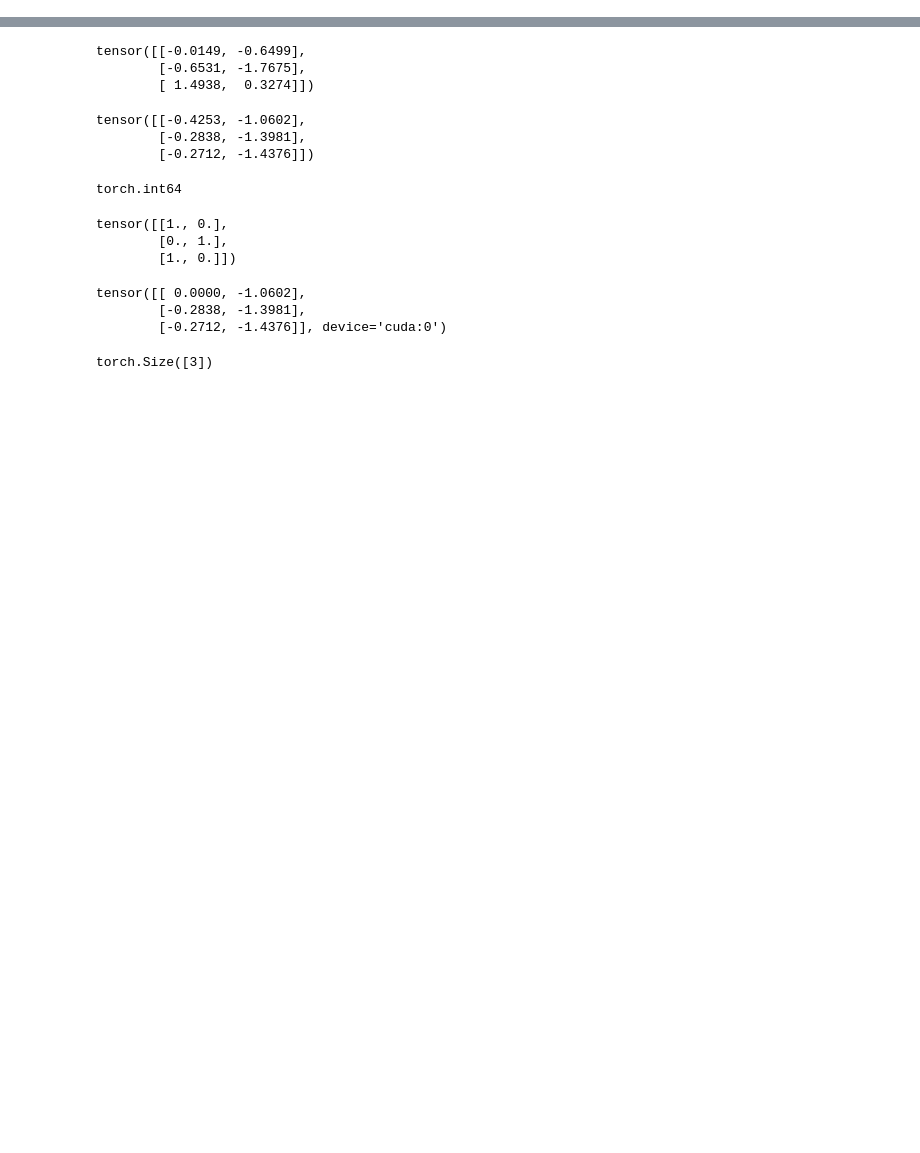
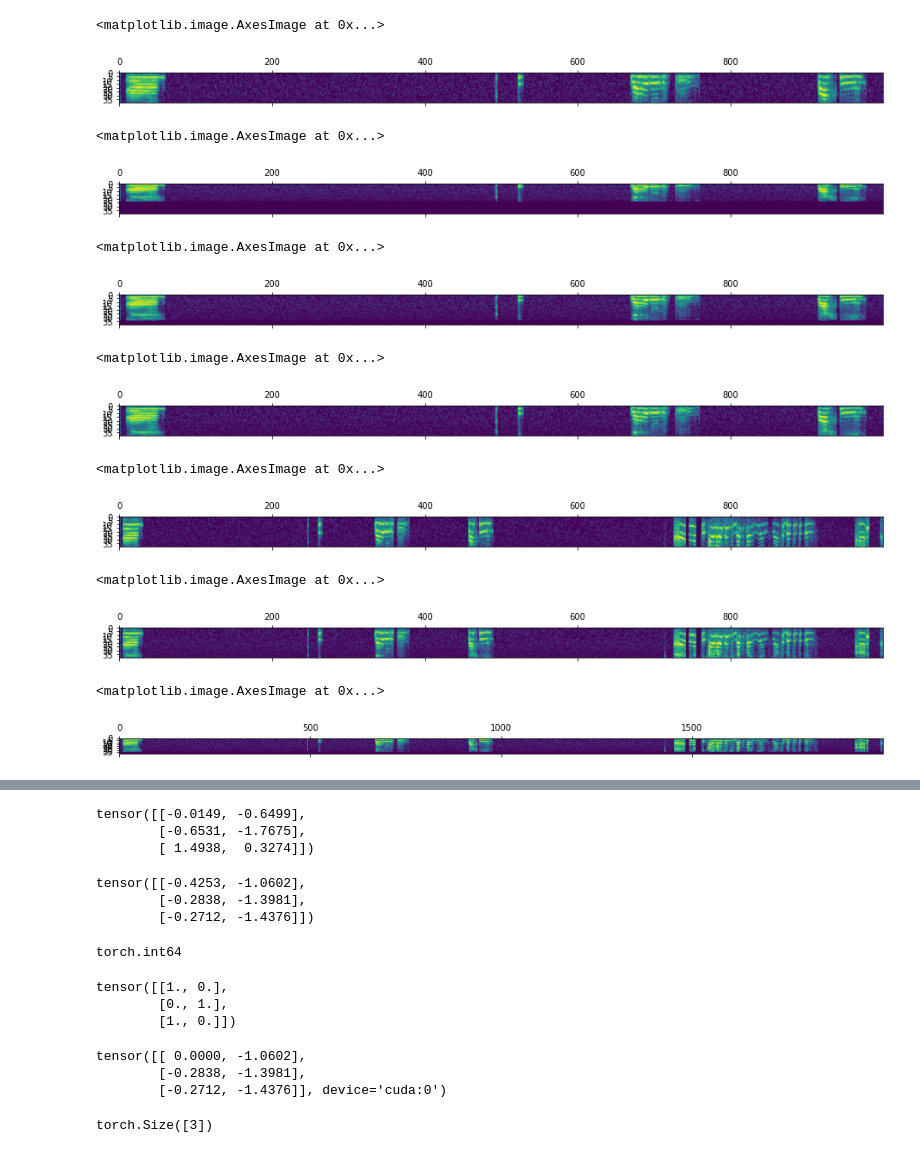
Before and after one commit to zhiyongchenGREAT/GREAT_ASV_system, a Jupyter notebook: preprocessing/Play.ipynb, the cells around one changed output, grey strips where cells are left out. Cells and saved outputs as stored; diff of their text form; code cells hidden in the pictures; blank space fills up the shorter version.

```diff
--- a/preprocessing/Play.ipynb
+++ b/preprocessing/Play.ipynb
@@ -9,0 +66,42 @@ import pickle
+# %%
+single_feats_Mel = librosa.feature.melspectrogram(y=concat_wav, \
+n_fft=512, hop_length=160, \
+win_length=None, window='hann', power=2.0, \
+center=True, pad_mode='reflect', n_mels=40, \
+fmin=20, fmax=2000)
+single_feats_LogMelFB = librosa.power_to_db(single_feats_Mel)
+# %%
+plt.matshow(single_feats_LogMelFB[:, :1000])
+# %% [output]
+<matplotlib.image.AxesImage at 0x...>
+[figure, added]
+# %%
+plt.matshow(single_feats_LogMelFB[:, :1000])
+# %% [output]
+<matplotlib.image.AxesImage at 0x...>
+[figure, added]
+# %%
+plt.matshow(single_feats_LogMelFB[:, :1000])
+# %% [output]
+<matplotlib.image.AxesImage at 0x...>
+[figure, added]
+# %%
+plt.matshow(single_feats_LogMelFB[:, :1000])
+# %% [output]
+<matplotlib.image.AxesImage at 0x...>
+[figure, added]
+# %%
+plt.matshow(single_feats_LogMelFB[:, :1000])
+# %% [output]
+<matplotlib.image.AxesImage at 0x...>
+[figure, added]
+# %%
+plt.matshow(single_feats_LogMelFB[:, :1000])
+# %% [output]
+<matplotlib.image.AxesImage at 0x...>
+[figure, added]
+# %%
+plt.matshow(single_feats_LogMelFB[:, :2000])
+# %% [output]
+<matplotlib.image.AxesImage at 0x...>
+[figure, added]
```
Also changed, not shown: parts of 38 cells of this notebook, 7 other files.
